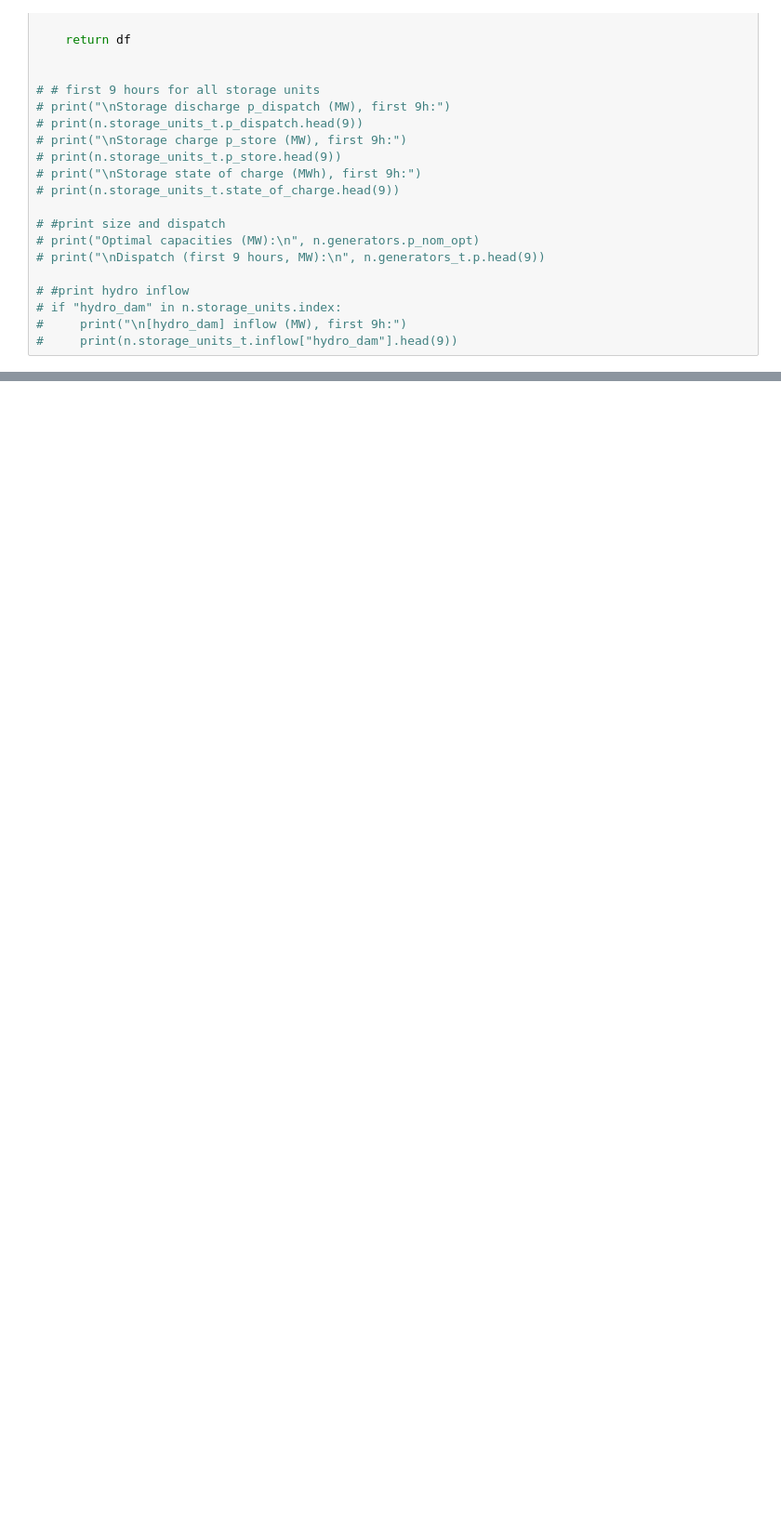
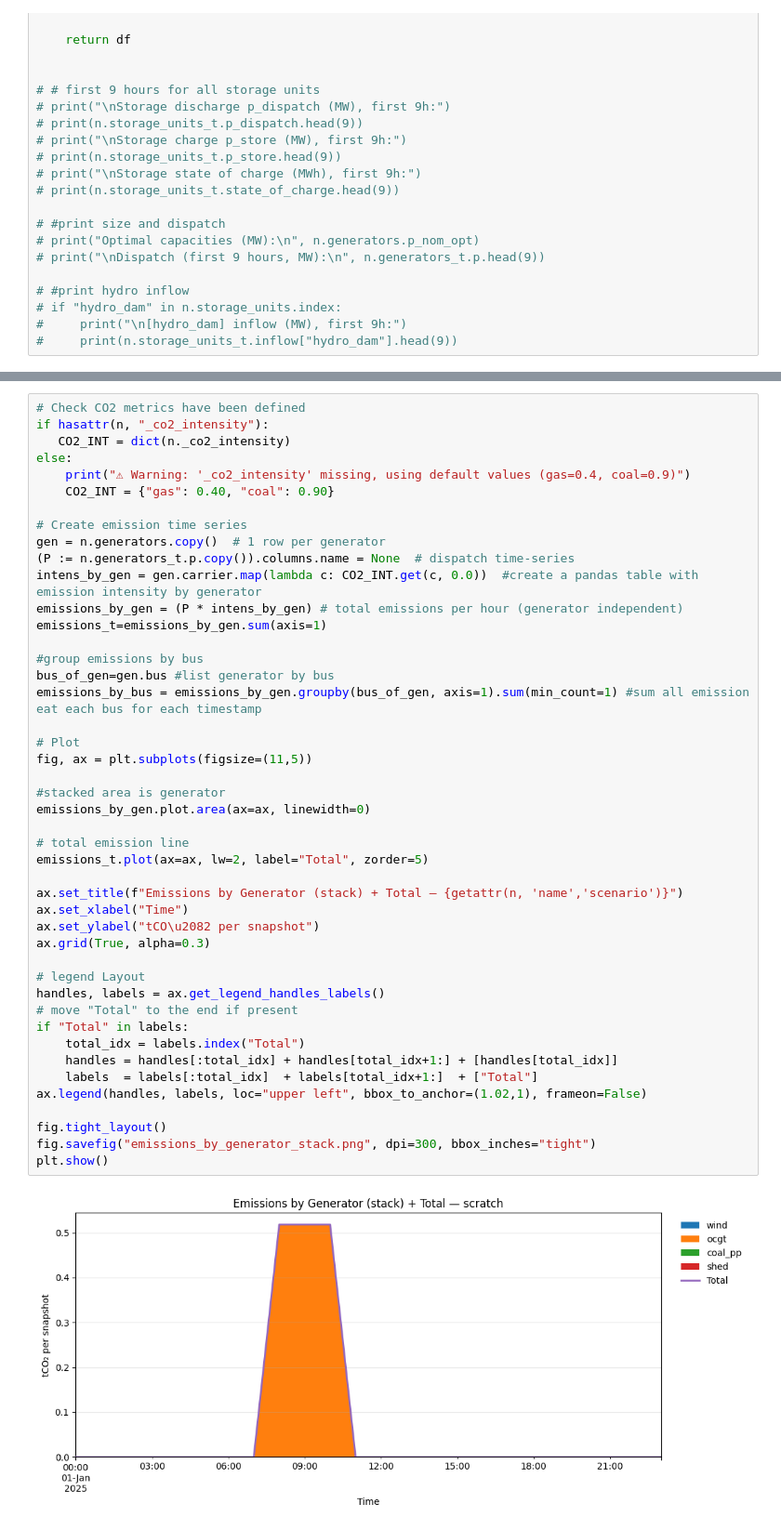
Before and after one commit to arisioannou765/PyPSA_toy, a Jupyter notebook: PyPSA_toy.ipynb, the cells around one changed output, grey strips where cells are left out. Shown at 93% size. Drawn from its saved outputs; the diff is of its cells as text; blank space fills up the shorter version.

Commit message:
Create emissions plot, by generator. Pending to add emission by bus and put it under a function.

```diff
--- a/PyPSA_toy.ipynb
+++ b/PyPSA_toy.ipynb
@@ -414,0 +377,47 @@ plt.show()
+# %%
+# Check CO2 metrics have been defined
+if hasattr(n, "_co2_intensity"):
+   CO2_INT = dict(n._co2_intensity)
+else:
+    print("⚠ Warning: '_co2_intensity' missing, using default values (gas=0.4, coal=0.9)")
+    CO2_INT = {"gas": 0.40, "coal": 0.90}
+
+# Create emission time series
+gen = n.generators.copy()  # 1 row per generator
+(P := n.generators_t.p.copy()).columns.name = None  # dispatch time-series
+intens_by_gen = gen.carrier.map(lambda c: CO2_INT.get(c, 0.0))  #create a pandas table with emission intensity by generator
+emissions_by_gen = (P * intens_by_gen) # total emissions per hour (generator independent)
+emissions_t=emissions_by_gen.sum(axis=1)
+
+#group emissions by bus
+bus_of_gen=gen.bus #list generator by bus
+emissions_by_bus = emissions_by_gen.groupby(bus_of_gen, axis=1).sum(min_count=1) #sum all emission eat each bus for each timestamp
+
+# Plot
+fig, ax = plt.subplots(figsize=(11,5))
+
+#stacked area is generator
+emissions_by_gen.plot.area(ax=ax, linewidth=0)
+
+# total emission line
+emissions_t.plot(ax=ax, lw=2, label="Total", zorder=5)
+
+ax.set_title(f"Emissions by Generator (stack) + Total — {getattr(n, 'name','scenario')}")
+ax.set_xlabel("Time")
+ax.set_ylabel("tCO\u2082 per snapshot")
+ax.grid(True, alpha=0.3)
+
+# legend Layout
+handles, labels = ax.get_legend_handles_labels()
+# move "Total" to the end if present
+if "Total" in labels:
+    total_idx = labels.index("Total")
+    handles = handles[:total_idx] + handles[total_idx+1:] + [handles[total_idx]]
+    labels  = labels[:total_idx]  + labels[total_idx+1:]  + ["Total"]
+ax.legend(handles, labels, loc="upper left", bbox_to_anchor=(1.02,1), frameon=False)
+
+fig.tight_layout()
+fig.savefig("emissions_by_generator_stack.png", dpi=300, bbox_inches="tight")
+plt.show()
+# %% [output]
+[figure, added]
```
Also changed, not shown: parts of 7 cells of this notebook.
